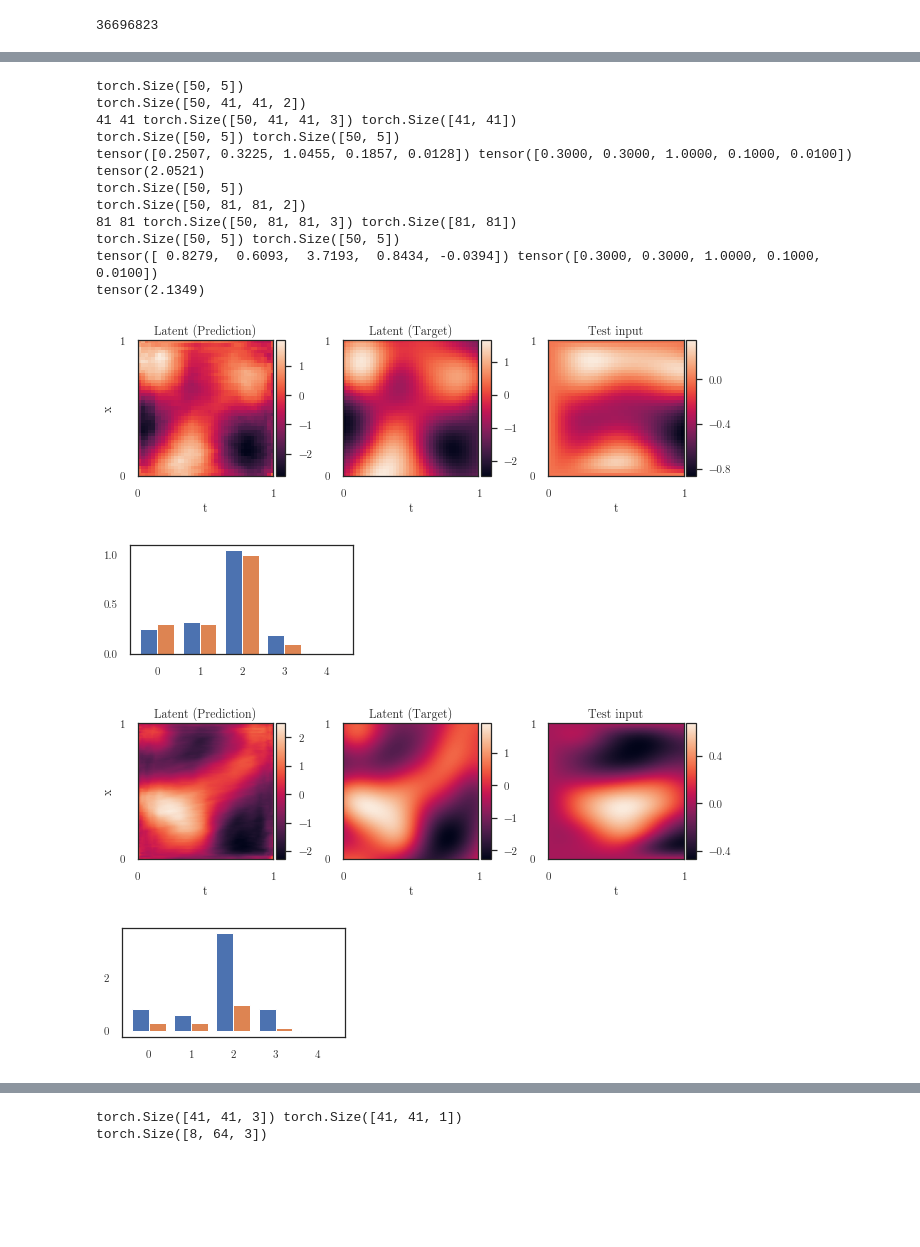
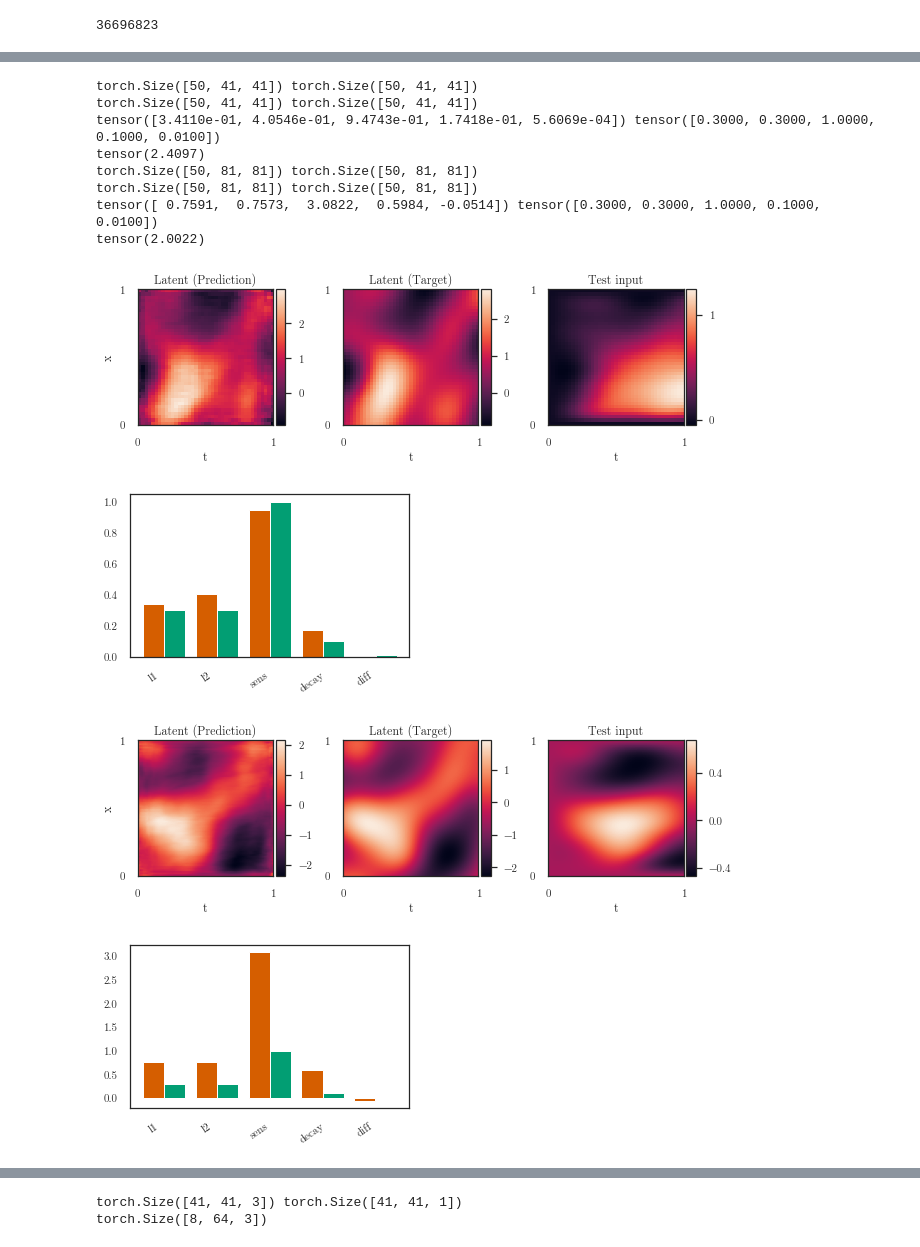
Before and after one commit to mossjacob/alfi, a Jupyter notebook: docs/notebooks/nn/lfo_2d.ipynb, the cells around one changed output, grey strips where cells are left out. Drawn from its saved outputs; the diff is of its cells as text; code cells hidden in the pictures; blank space fills up the shorter version.

```diff
--- a/docs/notebooks/nn/lfo_2d.ipynb
+++ b/docs/notebooks/nn/lfo_2d.ipynb
@@ -97,24 +107,14 @@ Epoch 020/020 - Loss: 0.20 (0.54 0.11 0.24 0.01 0.06)
 # %%
-from torch.nn.functional import softplus
-from lafomo.utilities.data import context_target_split as cts
-
-plotter = Plotter2d(model, [''])
 def show_result(model, loader, plot_uncertainty=False, plotter=None):
     x, y, params = next(iter(loader))
-    # num_outputs = params.shape[2]
-    print(params.shape)
-    # x_context, y_context, _, _ = cts(x, y, x.shape[1], 0)
-    p_y_pred, params_out = model(x)
-    print(p_y_pred.shape)
-    mean = p_y_pred[0, ..., 0].detach()
-    std = softplus(p_y_pred[0, ..., 1].detach()).sqrt()
-    # out, params_out = model(x)
+    p_y_pred, params_out = model.predict_f(x)
+    mean = p_y_pred.mean[0]
+    std  = p_y_pred.variance.sqrt()[0]
 
     num_t = x.shape[1]
     num_x = x.shape[2]
-    print(num_t, num_x, x.shape, mean.shape)
     if not plot_uncertainty:
-        plotter.plot_spatiotemporal_data(
+        plot_spatiotemporal_data(
             [
                 mean[...].detach().view(num_t, num_x).t(),
                 y[0, ...].view(num_t, num_x).t(), #num_t
@@ -129,19 +129,17 @@ def show_result(model, loader, plot_uncertainty=False, plotter=None):
         a[:, :, 0] = (a[:, :, 0] - a[:, :, 0].min()) / (a[:, :, 0].max() - a[:, :, 0].min())
         a[:, :, 3] = std
         a[:, :, 3] = 1-(a[:, :, 3] - a[:, :, 3].min()) / (a[:, :, 3].max() - a[:, :, 3].min())
-        # print(a)
-        # a = out[0, ..., 0].detach()
         plt.imshow(a, origin='lower', extent=extent)
-        # plt.imshow(out[0, ..., 1].detach(), origin='lower', extent=extent)
         plt.colorbar()
+
+    plotter.plot_double_bar(
+        params_out[0:1],
+        ['l1', 'l2', 'sens', 'decay', 'diff'],
+        ground_truths=params[0:1],
+        figsize=(5, 3)
+    )
     out = mean.squeeze()
     y_target = y.squeeze()
-
-
-plot_double_bar(b[0][0:1],
-                ['l1', 'l2', 'sens', 'decay', 'diff'],
-                ground_truths=b[1][0:1].detach()
-                )
 
     print(params_out[0].detach(), params[0])
     print(F.mse_loss(out, y_target))
@@ -169,0 +149,4 @@ torch.Size([1, 5]) torch.Size([1, 5])
+# %%
+plotter = Plotter2d(model, np.array(['']))
+
+show_result(model, test_loader, plotter=plotter)
@@ -170,23 +160,19 @@ torch.Size([1, 5]) torch.Size([1, 5])
 # %%
-show_result(model, subsampled_loader)
-show_result(model, high_res_loader)
+show_result(model, subsampled_loader, plotter=plotter)
+show_result(model, high_res_loader, plotter=plotter)
 # %% [output]
-torch.Size([50, 5])
-torch.Size([50, 41, 41, 2])
-41 41 torch.Size([50, 41, 41, 3]) torch.Size([41, 41])
-torch.Size([50, 5]) torch.Size([50, 5])
-tensor([0.2507, 0.3225, 1.0455, 0.1857, 0.0128]) tensor([0.3000, 0.3000, 1.0000, 0.1000, 0.0100])
-tensor(2.0521)
-torch.Size([50, 5])
-torch.Size([50, 81, 81, 2])
-81 81 torch.Size([50, 81, 81, 3]) torch.Size([81, 81])
-torch.Size([50, 5]) torch.Size([50, 5])
-tensor([ 0.8279,  0.6093,  3.7193,  0.8434, -0.0394]) tensor([0.3000, 0.3000, 1.0000, 0.1000, 0.0100])
-tensor(2.1349)
+torch.Size([50, 41, 41]) torch.Size([50, 41, 41])
+torch.Size([50, 41, 41]) torch.Size([50, 41, 41])
+tensor([3.4110e-01, 4.0546e-01, 9.4743e-01, 1.7418e-01, 5.6069e-04]) tensor([0.3000, 0.3000, 1.0000, 0.1000, 0.0100])
+tensor(2.4097)
+torch.Size([50, 81, 81]) torch.Size([50, 81, 81])
+torch.Size([50, 81, 81]) torch.Size([50, 81, 81])
+tensor([ 0.7591,  0.7573,  3.0822,  0.5984, -0.0514]) tensor([0.3000, 0.3000, 1.0000, 0.1000, 0.0100])
+tensor(2.0022)
-[figure, old version]
+[figure, new version]
-[figure, old version]
+[figure, new version]
-[figure, old version]
+[figure, new version]
-[figure, old version]
+[figure, new version]
 # %%
 from lafomo.datasets import DrosophilaSpatialTranscriptomics
 from scipy.interpolate import interp1d
```
Also changed, not shown: parts of 8 cells of this notebook, 10 other files.
